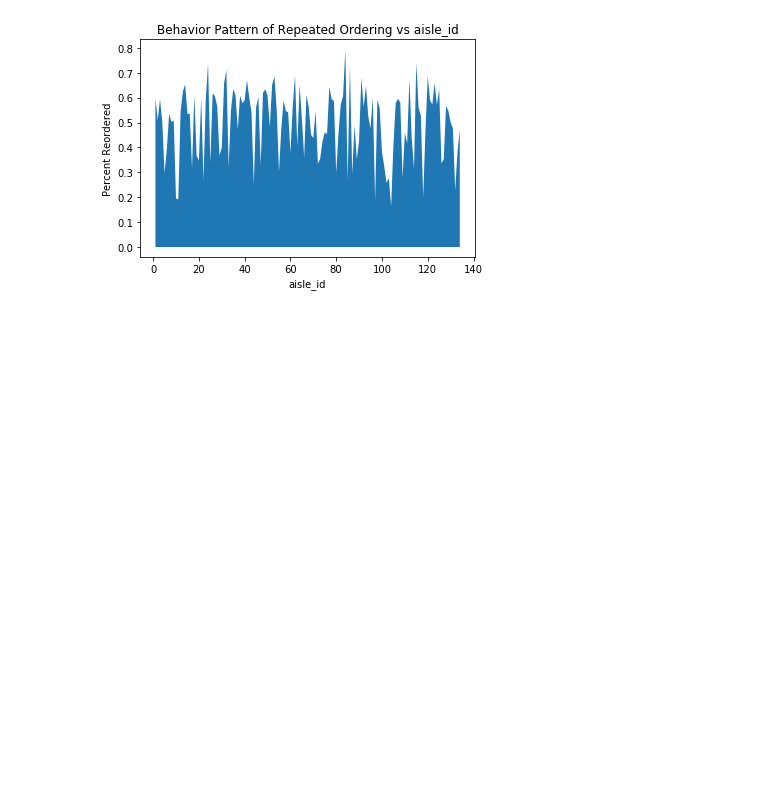
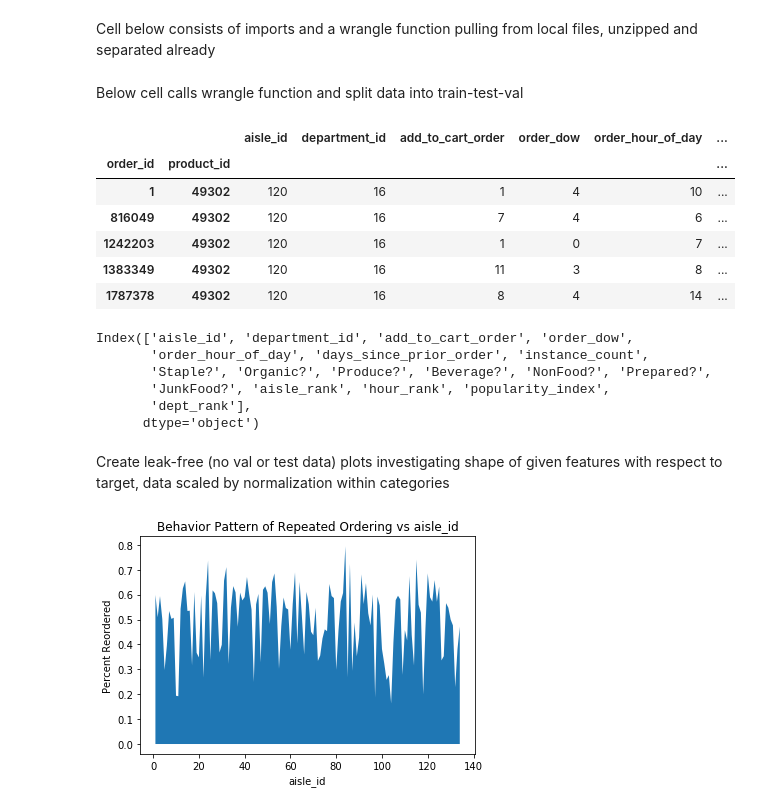
Before and after one commit to clairezg/instacart-kaggle, a Jupyter notebook: instacart modeling, part 2.ipynb, the cells around one changed output. Drawn from its saved outputs; the diff is of its cells as text; code cells hidden in the pictures; blank space fills up the shorter version.

```diff
--- a/instacart modeling, part 2.ipynb
+++ b/instacart modeling, part 2.ipynb
@@ -1,3 +1,5 @@
+# %% [markdown]
+Cell below consists of imports and a wrangle function pulling from local files, unzipped and separated already
 # %%
 import pandas as pd
 import numpy as np
@@ -102,6 +93,52 @@ def wrangle():
     master = master.drop(columns = ['user_id', 'eval_set', 'order_number', 'product_name'])
 
     return master
+# %% [markdown]
+Below cell calls wrangle function and split data into train-test-val
+# %%
+df = wrangle()
+
+target = 'reordered'
+
+# all_added_features = ['Organic?', 'Alcohol?','Produce?', 'Beverage?', 'Household?', 'Uncommon?',
+#              'NonFood?', 'Prepared?', 'JunkFood?', 'Uncommon?', 'Staple?', 'instance_count', 'aisle_rank',
+#                   'hour_rank','popularity_index', 'dept_rank',]
+
+#to_exclude = ([target, 'Alcohol?', 'Uncommon?', 'PetsBabies?', 'Household?'] )
+to_exclude = ([target,  ])
+
+
+y = df[target]
+X = df.drop(columns=to_exclude)
+
+display(X.head())
+
+#split data into train and val/test blocks, train = 40% of data
+X_train, X_VT, y_train, y_VT = train_test_split(X, y, test_size=0.6, random_state=42)
+#split val/test block into val and test, data now split 40-20-40
+X_val, X_test, y_val, y_test = train_test_split(X_VT, y_VT, test_size=0.67, random_state=42)
+
+#set baseline acc = first entry from ordered value_counts call
+baseline_acc = y_train.value_counts(normalize=True).iloc[0]
+
+#report columns used for call to this cell, many repeated calls during project
+X_train.columns
+# %% [output]
+|  |  | aisle_id | department_id | add_to_cart_order | order_dow | order_hour_of_day | ... |
+| order_id | product_id |  |  |  |  |  | ... |
+| 1 | 49302 | 120 | 16 | 1 | 4 | 10 | ... |
+| 816049 | 49302 | 120 | 16 | 7 | 4 | 6 | ... |
+| 1242203 | 49302 | 120 | 16 | 1 | 0 | 7 | ... |
+| 1383349 | 49302 | 120 | 16 | 11 | 3 | 8 | ... |
+| 1787378 | 49302 | 120 | 16 | 8 | 4 | 14 | ... |
+Index(['aisle_id', 'department_id', 'add_to_cart_order', 'order_dow',
+       'order_hour_of_day', 'days_since_prior_order', 'instance_count',
+       'Staple?', 'Organic?', 'Produce?', 'Beverage?', 'NonFood?', 'Prepared?',
+       'JunkFood?', 'aisle_rank', 'hour_rank', 'popularity_index',
+       'dept_rank'],
+      dtype='object')
+# %% [markdown]
+Create leak-free (no val or test data) plots investigating shape of given features with respect to target, data scaled by normalization within categories
 # %%
 #create plot of percentage reordered with respect to values in a given independent features
 def plot_percent_reorder_by_y(ind_column):
```
Also changed, not shown: parts of 14 cells of this notebook.
